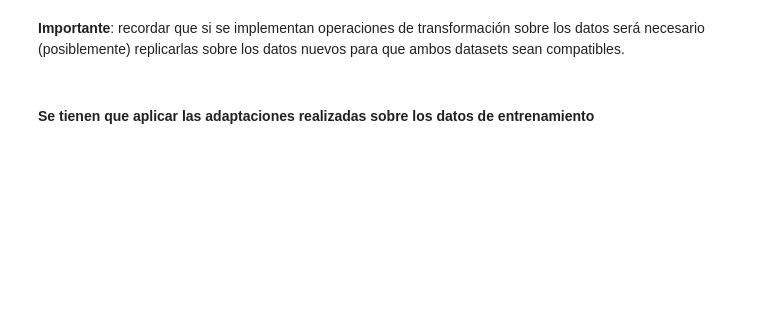
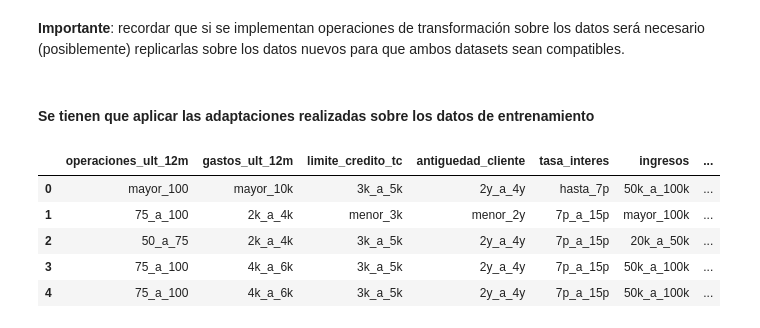
Before and after one commit to snmSebastian/Metodologias-Agiles, a Jupyter notebook: notebooks/Modelado-Evaluacion/MD01 - Modelado.ipynb, the cells around one changed output. Saved outputs shown, nothing was run; the diff lists cells and outputs as text; code cells hidden in the pictures; blank space fills up the shorter version.

```diff
--- a/notebooks/Modelado-Evaluacion/MD01 - Modelado(1).ipynb
+++ b/notebooks/Modelado-Evaluacion/MD01 - Modelado.ipynb
@@ -521,7 +587,13 @@ cambios_estado_civil = {
     'DIVORCIADO' : 'D',
 }
 
-estado_civil_N = datos_nuevos.loc[:, ('estado_civil')].map(cambios_estado_civil).rename('estado_civil')
+estado_civil_N = datos_nuevos.loc[:, ('estado_civil')].map(cambios_estado_civil).rename('estado_civil_N')
+
+
+
+
+
+
 
 # Columna: estado_credito
 cambios_estado_credito = {
@@ -619,33 +691,40 @@ gastos_ult_12m_N = pd.cut(datos_nuevos['gastos_ult_12m'],
 # operaciones_ult_12m
 
 etiquetas_o_u12 = ['menor_15', '15_a_30', '30_a_50', '50_a_75', '75_a_100', 'mayor_100']
 rangos_o_u12 = [0, 14, 29, 49, 74, 99, 1000]
 operaciones_ult_12m_N = pd.cut(datos_nuevos['operaciones_ult_12m'],
                                 bins=rangos_o_u12,
                                 labels=etiquetas_o_u12)
 
 # operaciones_ult_12m_N.value_counts()
 
 col_eliminar_final = [
               'edad',
               'antiguedad_empleado',
               'antiguedad_cliente',
               'ingresos',
               'pct_ingreso',
               'tasa_interes',
               'gastos_ult_12m',
               'limite_credito_tc',
               'operaciones_ult_12m',
               'nivel_tarjeta',
               'estado_civil',
               'estado_credito',
               'id_cliente']
 
 datos_nuevos.drop(col_eliminar_final, inplace=True, axis=1)
 
 
 df_nuevo = pd.concat([operaciones_ult_12m_N, gastos_ult_12m_N, limite_credito_tc_N, antiguedad_cliente_N, tasa_interes_N, ingresos_N, pct_ingreso_N, antiguedad_empleados_N, edad_N, estado_civil_N, estado_credito_N, datos_nuevos], axis=1)
 df_nuevo.head(5)
+# %% [output]
+|  | operaciones_ult_12m | gastos_ult_12m | limite_credito_tc | antiguedad_cliente | tasa_interes | ingresos | ... |
+| 0 | mayor_100 | mayor_10k | 3k_a_5k | 2y_a_4y | hasta_7p | 50k_a_100k | ... |
+| 1 | 75_a_100 | 2k_a_4k | menor_3k | menor_2y | 7p_a_15p | mayor_100k | ... |
+| 2 | 50_a_75 | 2k_a_4k | 3k_a_5k | 2y_a_4y | 7p_a_15p | 20k_a_50k | ... |
+| 3 | 75_a_100 | 4k_a_6k | 3k_a_5k | 2y_a_4y | 7p_a_15p | 50k_a_100k | ... |
+| 4 | 75_a_100 | 4k_a_6k | 3k_a_5k | 2y_a_4y | 7p_a_15p | 50k_a_100k | ... |
 # %%
 nuevos_codif = pd.get_dummies(df_nuevo)
 nuevos_codif.info()
```
Also changed, not shown: parts of 34 cells of this notebook, 3 other files.
